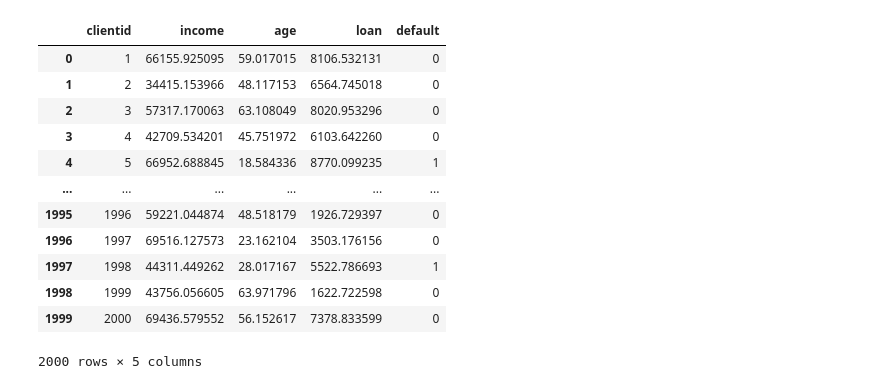
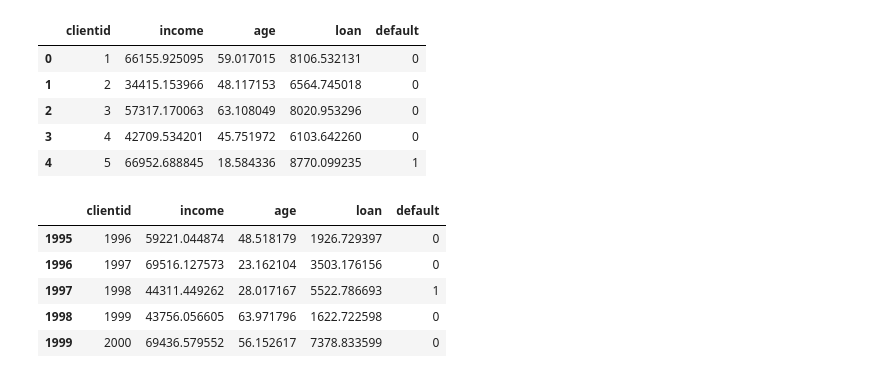
Before and after one commit to eduadz/CursoMLeDataScience, a Jupyter notebook: Classificação/ImportaçãoVizualizaçãoDados.ipynb, the cells around one changed output. Cells and saved outputs as stored; diff of their text form; code cells hidden in the pictures.

```diff
--- a/Classificação/ImportaçãoVizualizaçãoDados.ipynb
+++ b/Classificação/ImportaçãoVizualizaçãoDados.ipynb
@@ -9,16 +8,18 @@ base_credit = pd.read_csv('base/credit_data.csv');
 # %%
-base_credit
+base_credit.head()
 # %% [output]
 |  | clientid | income | age | loan | default |
 | 0 | 1 | 66155.925095 | 59.017015 | 8106.532131 | 0 |
 | 1 | 2 | 34415.153966 | 48.117153 | 6564.745018 | 0 |
 | 2 | 3 | 57317.170063 | 63.108049 | 8020.953296 | 0 |
 | 3 | 4 | 42709.534201 | 45.751972 | 6103.642260 | 0 |
 | 4 | 5 | 66952.688845 | 18.584336 | 8770.099235 | 1 |
-| ... | ... | ... | ... | ... | ... |
-| 1995 | 1996 | 59221.044874 | 48.518179 | 1926.729397 | 0 |
-| 1996 | 1997 | 69516.127573 | 23.162104 | 3503.176156 | 0 |
-| 1997 | 1998 | 44311.449262 | 28.017167 | 5522.786693 | 1 |
-| 1998 | 1999 | 43756.056605 | 63.971796 | 1622.722598 | 0 |
-| 1999 | 2000 | 69436.579552 | 56.152617 | 7378.833599 | 0 |
-2000 rows × 5 columns
+# %%
+base_credit.tail()
+# %% [output]
+|  | clientid | income | age | loan | default |
+| 1995 | 1996 | 59221.044874 | 48.518179 | 1926.729397 | 0 |
+| 1996 | 1997 | 69516.127573 | 23.162104 | 3503.176156 | 0 |
+| 1997 | 1998 | 44311.449262 | 28.017167 | 5522.786693 | 1 |
+| 1998 | 1999 | 43756.056605 | 63.971796 | 1622.722598 | 0 |
+| 1999 | 2000 | 69436.579552 | 56.152617 | 7378.833599 | 0 |
```
Also changed, not shown: parts of 12 cells of this notebook.
